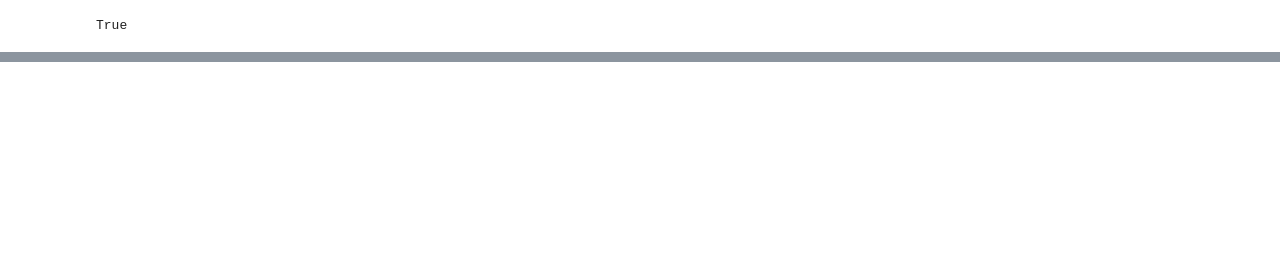
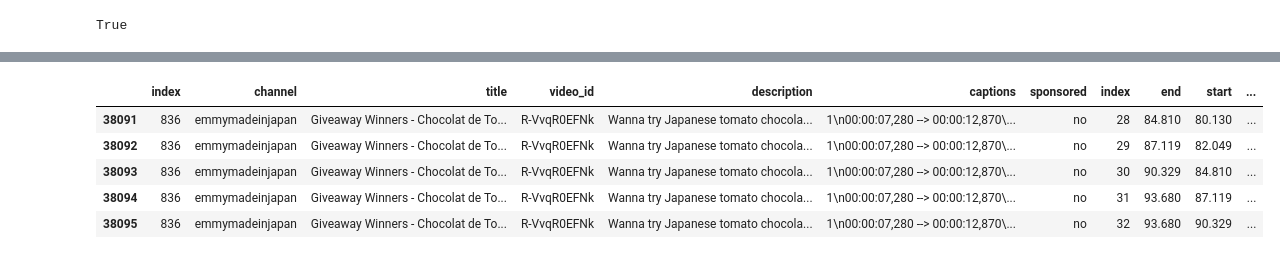
Before and after one commit to ajharry/Insight_Project, a Jupyter notebook: YoutubeEmmy.ipynb, the cells around one changed output, grey strips where cells are left out. Saved outputs shown, nothing was run; the diff lists cells and outputs as text; code cells hidden in the pictures; blank space fills up the shorter version.

```diff
--- a/YoutubeEmmy.ipynb
+++ b/YoutubeEmmy.ipynb
@@ -345,0 +370,16 @@ youtube_data_from_sql.tail()
+# %%
+# query:
+sql_query = """
+SELECT * FROM "youtubeEmmy"
+INNER JOIN "youtubeEmmy_captions" ON "youtubeEmmy".video_id = "youtubeEmmy_captions".video_id
+WHERE sponsored <> 'None';
+"""
+youtubecap_data_from_sql = pd.read_sql_query(sql_query,con)
+youtubecap_data_from_sql.tail()
+# %% [output]
+|  | index | channel | title | video_id | description | captions | sponsored | index | end | start | ... |
+| 38091 | 836 | emmymadeinjapan | Giveaway Winners - Chocolat de To... | R-VvqR0EFNk | Wanna try Japanese tomato chocola... | 1\n00:00:07,280 --> 00:00:12,870\... | no | 28 | 84.810 | 80.130 | ... |
+| 38092 | 836 | emmymadeinjapan | Giveaway Winners - Chocolat de To... | R-VvqR0EFNk | Wanna try Japanese tomato chocola... | 1\n00:00:07,280 --> 00:00:12,870\... | no | 29 | 87.119 | 82.049 | ... |
+| 38093 | 836 | emmymadeinjapan | Giveaway Winners - Chocolat de To... | R-VvqR0EFNk | Wanna try Japanese tomato chocola... | 1\n00:00:07,280 --> 00:00:12,870\... | no | 30 | 90.329 | 84.810 | ... |
+| 38094 | 836 | emmymadeinjapan | Giveaway Winners - Chocolat de To... | R-VvqR0EFNk | Wanna try Japanese tomato chocola... | 1\n00:00:07,280 --> 00:00:12,870\... | no | 31 | 93.680 | 87.119 | ... |
+| 38095 | 836 | emmymadeinjapan | Giveaway Winners - Chocolat de To... | R-VvqR0EFNk | Wanna try Japanese tomato chocola... | 1\n00:00:07,280 --> 00:00:12,870\... | no | 32 | 93.680 | 90.329 | ... |
```
Also changed, not shown: parts of 23 cells of this notebook, 3 other files.
